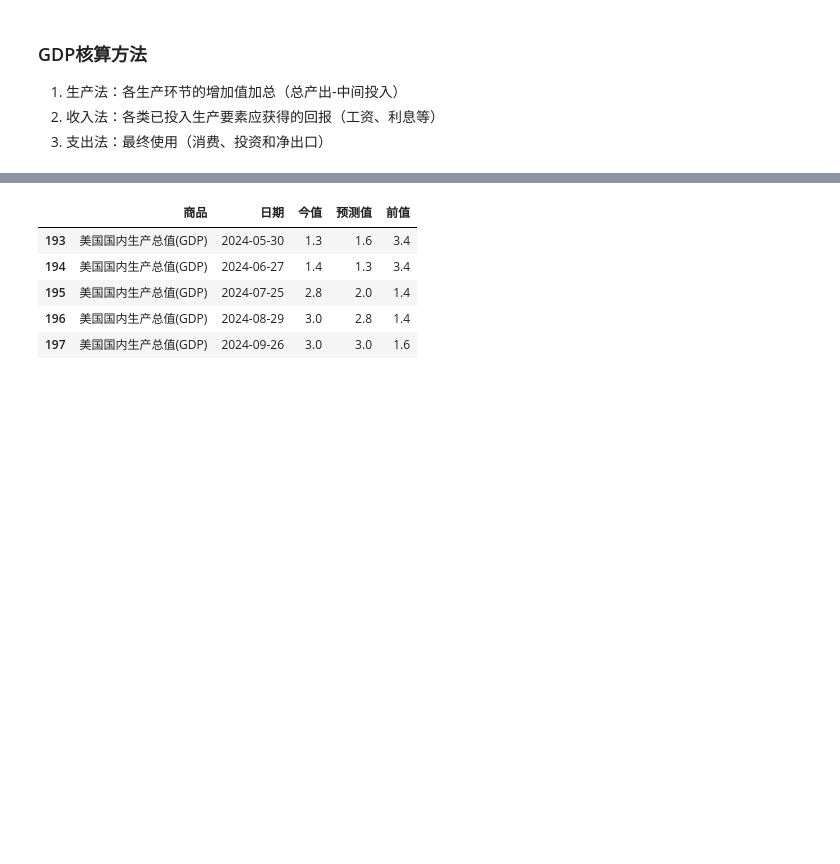
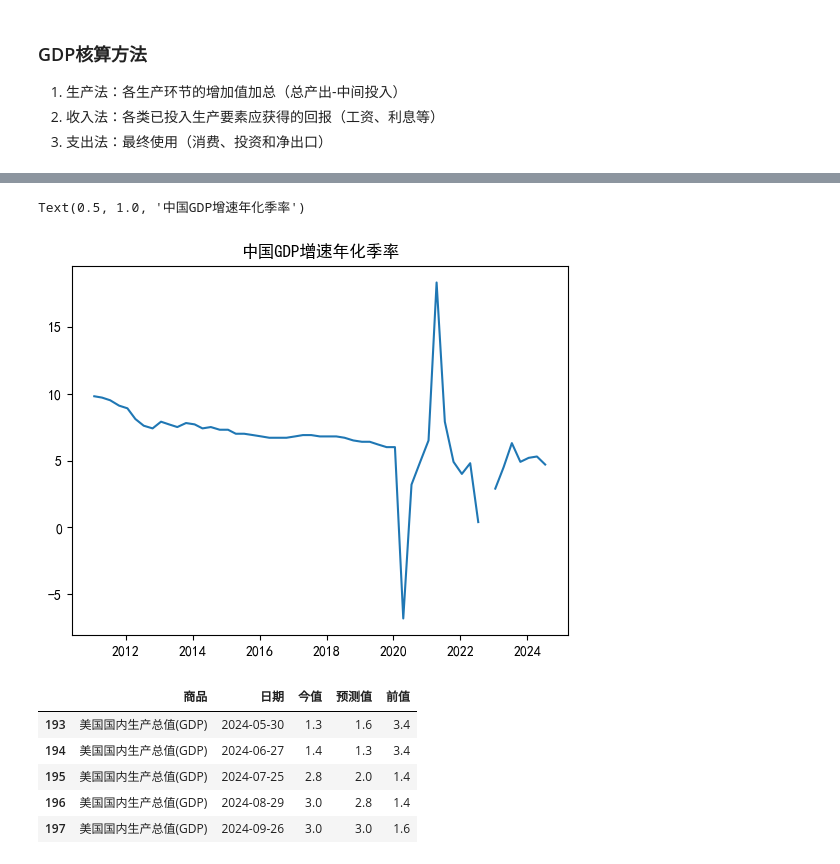
Before and after one commit to kampfer/various-data, a Jupyter notebook: src/researches/jupyter/gdp.ipynb, the cells around one changed output, grey strips where cells are left out. Cells and saved outputs as stored; diff of their text form; code cells hidden in the pictures; blank space fills up the shorter version.

```diff
--- a/src/researches/jupyter/gdp.ipynb
+++ b/src/researches/jupyter/gdp.ipynb
@@ -71,3 +68,9 @@ print(message)
+# %%
+plt.plot(chinaGDPDf['日期'], chinaGDPDf['今值'])
+plt.title('中国GDP增速年化季率')
+# %% [output]
+Text(0.5, 1.0, '中国GDP增速年化季率')
+[figure, added]
 # %%
 usaGDPDf = ak.macro_usa_gdp_monthly()
 usaGDPDf.tail()
```
Also changed, not shown: parts of 14 cells of this notebook.
